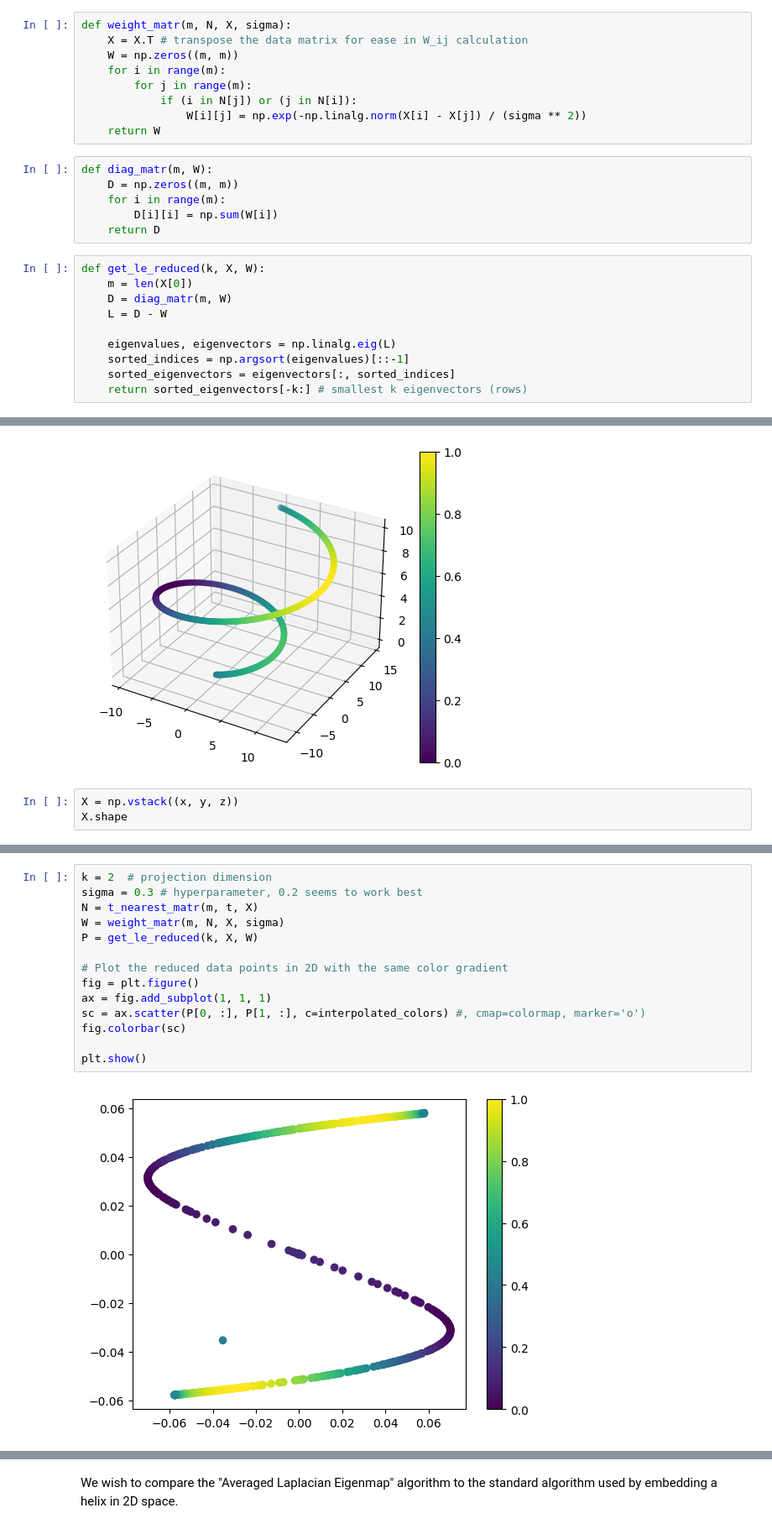
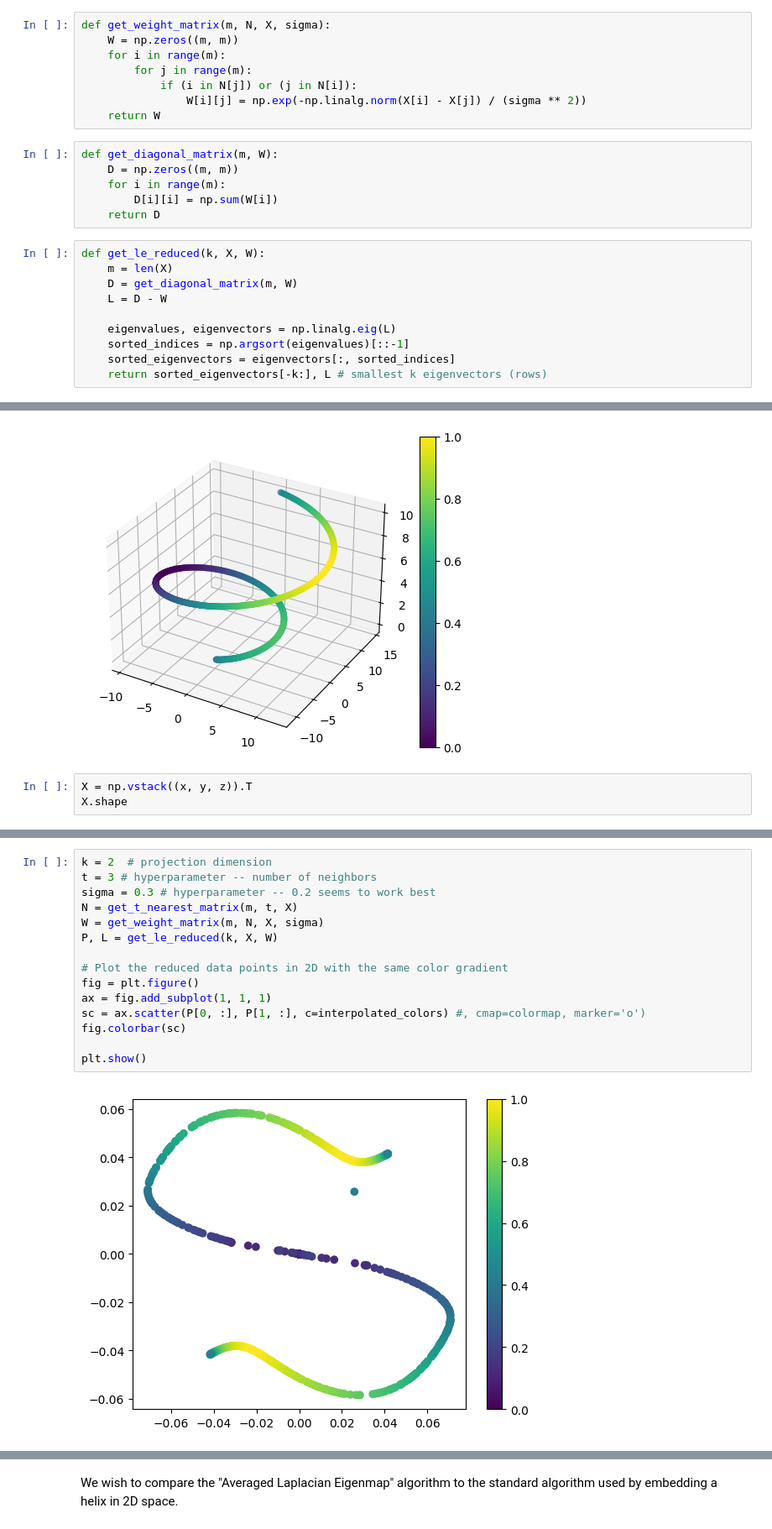
Before and after one commit to lucas-tucker/REU-2023, a Jupyter notebook: laplacian_eigenmaps_helix_experiment.ipynb, the cells around one changed output, grey strips where cells are left out. Shown at 84% size. Saved outputs shown, nothing was run; the diff lists cells and outputs as text.

```diff
--- a/laplacian_eigenmaps_helix_experiment.ipynb
+++ b/laplacian_eigenmaps_helix_experiment.ipynb
@@ -17,8 +22,7 @@ def t_nearest_matr(m, t, X):
         t_nearest[id] = norm_indices[1: t + 1] # exclude the row itself
     return t_nearest # returns m x t matrix representing t_nearest
 # %%
-def weight_matr(m, N, X, sigma):
-    X = X.T # transpose the data matrix for ease in W_ij calculation
+def get_weight_matrix(m, N, X, sigma):
     W = np.zeros((m, m))
     for i in range(m):
         for j in range(m):
@@ -26,21 +30,21 @@ def weight_matr(m, N, X, sigma):
                 W[i][j] = np.exp(-np.linalg.norm(X[i] - X[j]) / (sigma ** 2))
     return W
 # %%
-def diag_matr(m, W):
+def get_diagonal_matrix(m, W):
     D = np.zeros((m, m))
     for i in range(m):
         D[i][i] = np.sum(W[i])
     return D
 # %%
 def get_le_reduced(k, X, W):
-    m = len(X[0])
-    D = diag_matr(m, W)
+    m = len(X)
+    D = get_diagonal_matrix(m, W)
     L = D - W
 
     eigenvalues, eigenvectors = np.linalg.eig(L)
     sorted_indices = np.argsort(eigenvalues)[::-1]
     sorted_eigenvectors = eigenvectors[:, sorted_indices]
-    return sorted_eigenvectors[-k:] # smallest k eigenvectors (rows)
+    return sorted_eigenvectors[-k:], L # smallest k eigenvectors (rows)
 # %%
 theta = np.linspace(1.5 * np.pi, 4.5 * np.pi, m) # 1.5 to 4.5 default
 r = np.linspace(0, 10, m)
@@ -70,6 +74,6 @@ plt.show()
 # %% [output]
 [figure]
 # %%
-X = np.vstack((x, y, z))
+X = np.vstack((x, y, z)).T
 X.shape
 # %% [output]
@@ -77,16 +81,17 @@ X.shape
 # %%
 k = 2  # projection dimension
-sigma = 0.3 # hyperparameter, 0.2 seems to work best
-N = t_nearest_matr(m, t, X)
-W = weight_matr(m, N, X, sigma)
-P = get_le_reduced(k, X, W)
+t = 3 # hyperparameter -- number of neighbors
+sigma = 0.3 # hyperparameter -- 0.2 seems to work best
+N = get_t_nearest_matrix(m, t, X)
+W = get_weight_matrix(m, N, X, sigma)
+P, L = get_le_reduced(k, X, W)
 
 # Plot the reduced data points in 2D with the same color gradient
 fig = plt.figure()
 ax = fig.add_subplot(1, 1, 1)
 sc = ax.scatter(P[0, :], P[1, :], c=interpolated_colors) #, cmap=colormap, marker='o')
 fig.colorbar(sc)
 
 plt.show()
 # %% [output]
-[figure, old version]
+[figure, new version]
```
Also changed, not shown: parts of 15 cells of this notebook, 3 other files.
